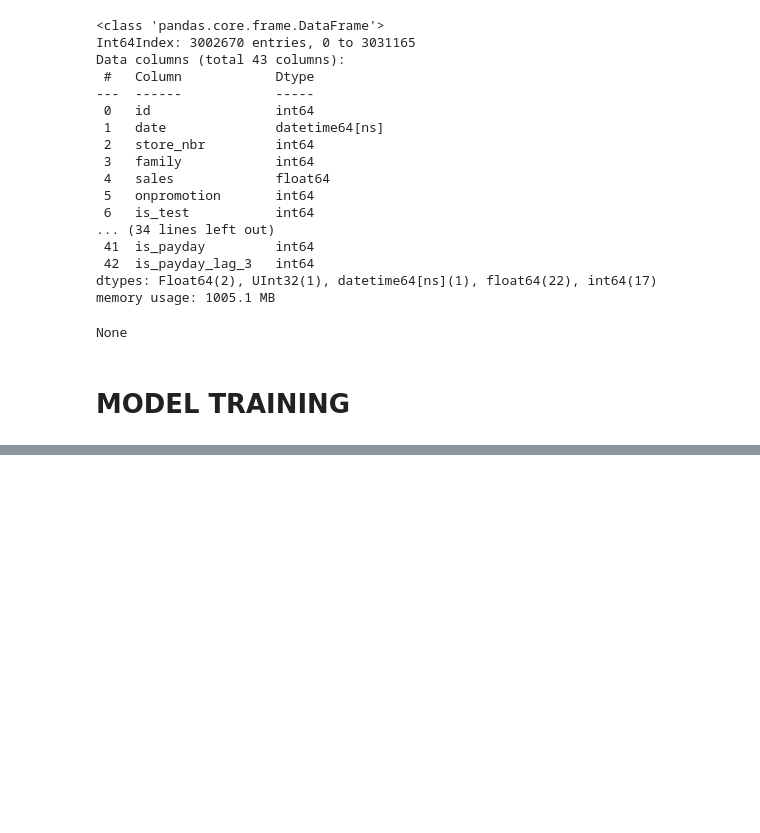
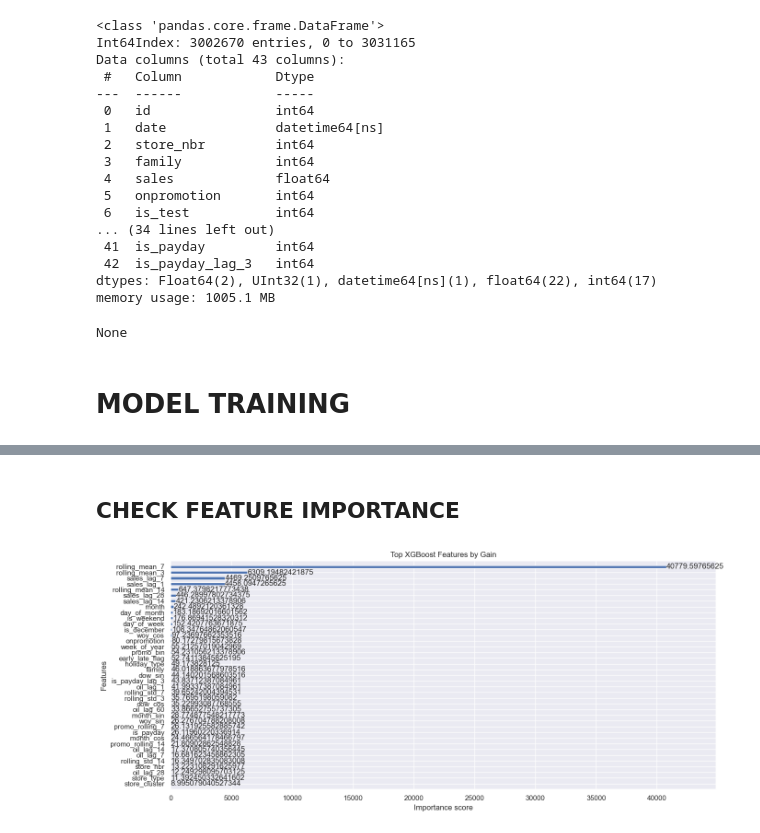
Before and after one commit to clrsims/grocery-sales-forecasting, a Jupyter notebook: main.ipynb, the cells around one changed output, grey strips where cells are left out. Saved outputs shown, nothing was run; the diff lists cells and outputs as text; code cells hidden in the pictures; blank space fills up the shorter version.

Commit message:
model selection & training

```diff
--- a/main.ipynb
+++ b/main.ipynb
@@ -441,0 +462,4 @@ y_val = train[train['date'] >= val_start_date][target]
+# %%
+oil_lag_cols = [col for col in X_train.columns if 'oil_lag' in col]
+X_train[oil_lag_cols] = X_train[oil_lag_cols].fillna(X_train[oil_lag_cols].mean())
+X_val[oil_lag_cols] = X_val[oil_lag_cols].fillna(X_train[oil_lag_cols].mean())
@@ -441,0 +486,31 @@ y_val = train[train['date'] >= val_start_date][target]
+# %%
+from xgboost import XGBRegressor
+from sklearn.metrics import mean_squared_log_error
+import numpy as np
+
+# Define the model with solid starting hyperparameters
+xgb_model = XGBRegressor(
+    n_estimators=1000,
+    learning_rate=0.05,
+    max_depth=6,
+    subsample=0.8,
+    colsample_bytree=0.8,
+    objective='reg:squarederror',
+    random_state=42,
+    n_jobs=-1
+)
+
+# Train on log-transformed target
+xgb_model.fit(
+    X_train, np.log1p(y_train),
+    eval_set=[(X_val, np.log1p(y_val))],
+    verbose=100
+)
+
+# Predict and invert log transform
+y_pred_log = xgb_model.predict(X_val)
+y_pred = np.expm1(y_pred_log)
+
+# Compute RMSLE
+rmsle = np.sqrt(root_mean_squared_log_error(y_val, y_pred.clip(0, None)))
+print(f"Validation RMSLE (XGBoost): {rmsle:.4f}")
@@ -441,0 +530,12 @@ y_val = train[train['date'] >= val_start_date][target]
+# %% [markdown]
+## CHECK FEATURE IMPORTANCE
+# %%
+import matplotlib.pyplot as plt
+from xgboost import plot_importance
+
+plot_importance(xgb_model, max_num_features=39, importance_type='gain', height=0.5)
+plt.title("Top XGBoost Features by Gain")
+plt.tight_layout()
+plt.show()
+# %% [output]
+[figure, added]
```
Also changed, not shown: parts of 6 cells of this notebook.
